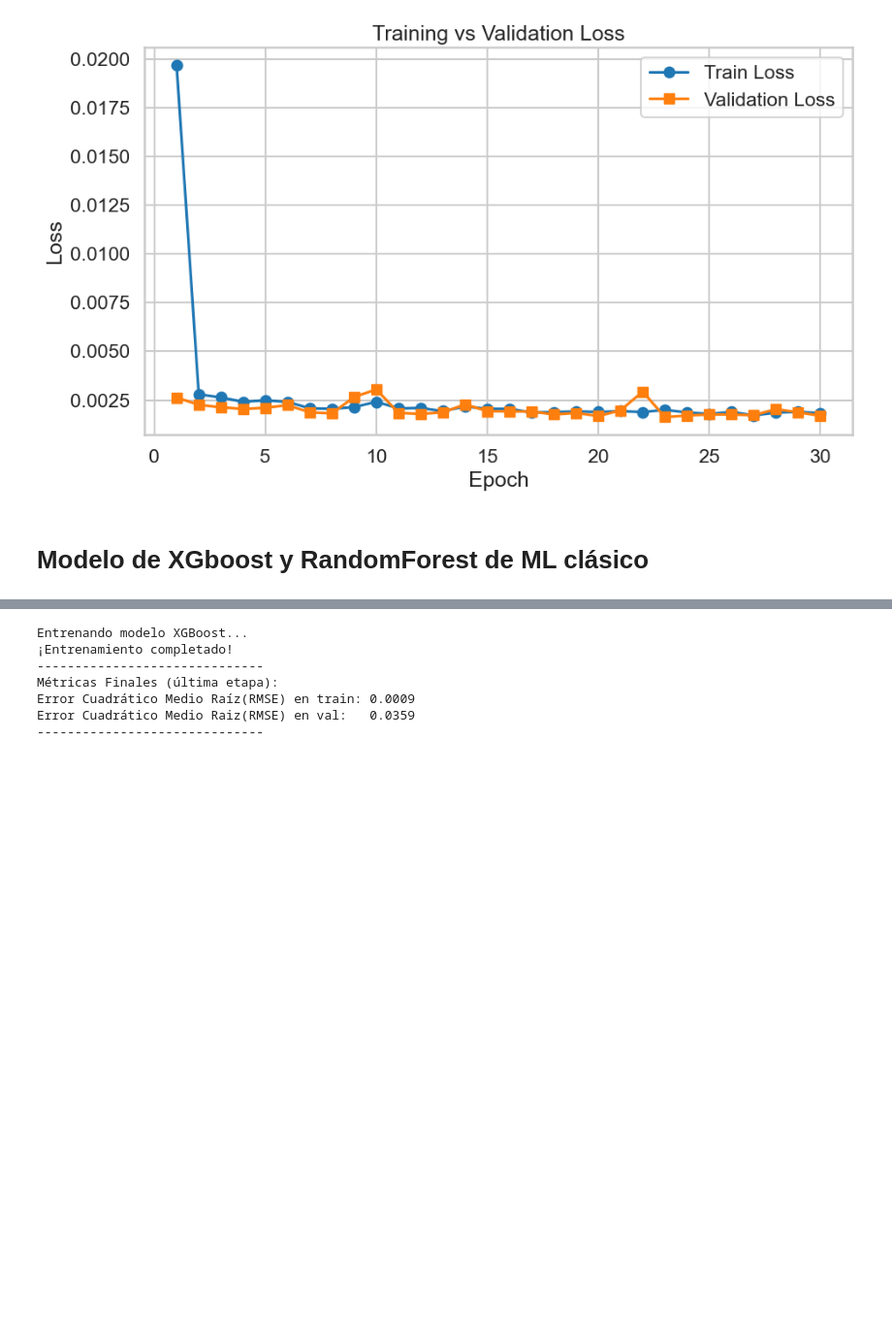
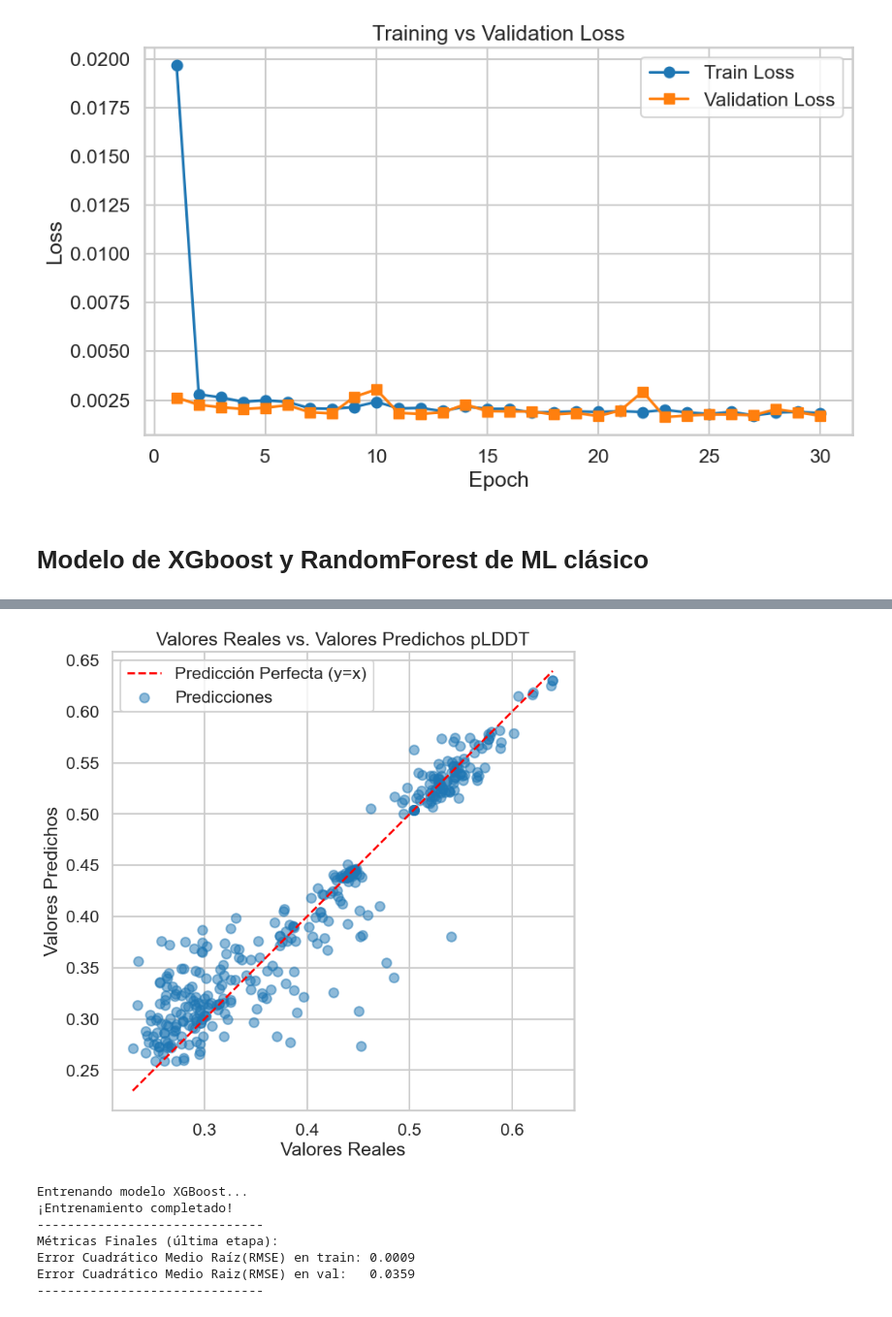
Before and after one commit to josemanuelgarciaogarrio/drug-design-diabetes-team29, a Jupyter notebook: main.ipynb, the cells around one changed output, grey strips where cells are left out. Shown at 97% size. Cells and saved outputs as stored; diff of their text form; code cells hidden in the pictures; blank space fills up the shorter version.

```diff
--- a/main.ipynb
+++ b/main.ipynb
@@ -626,3 +652,20 @@ Entrenando modelo Gradient Boosting...
+# %%
+#Comparamos predicciones con valores reales en val con un scatterplot
+plt.figure(figsize=(8, 8))
+preds =model_gbm.predict(val_data_np)
+min_val = min(np.min(val_targets_np), np.min(preds))
+max_val = max(np.max(val_targets_np), np.max(preds))
+plt.plot([min_val, max_val], [min_val, max_val], 'r--', lw=2, label='Predicción Perfecta (y=x)')
+plt.scatter(val_targets_np, preds, alpha=0.5, label='Predicciones')
+plt.xlabel("Valores Reales")
+plt.ylabel("Valores Predichos")
+plt.title("Valores Reales vs. Valores Predichos pLDDT")
+plt.legend()
+plt.grid(True)
+plt.axis('equal') # Asegura que la escala de X e Y sea la misma
+plt.show()
+# %% [output]
+[figure, added]
 # %%
 #Modelo de XGBOOST
 import xgboost as xgb
```
Also changed, not shown: parts of 26 cells of this notebook, 20 other files.
